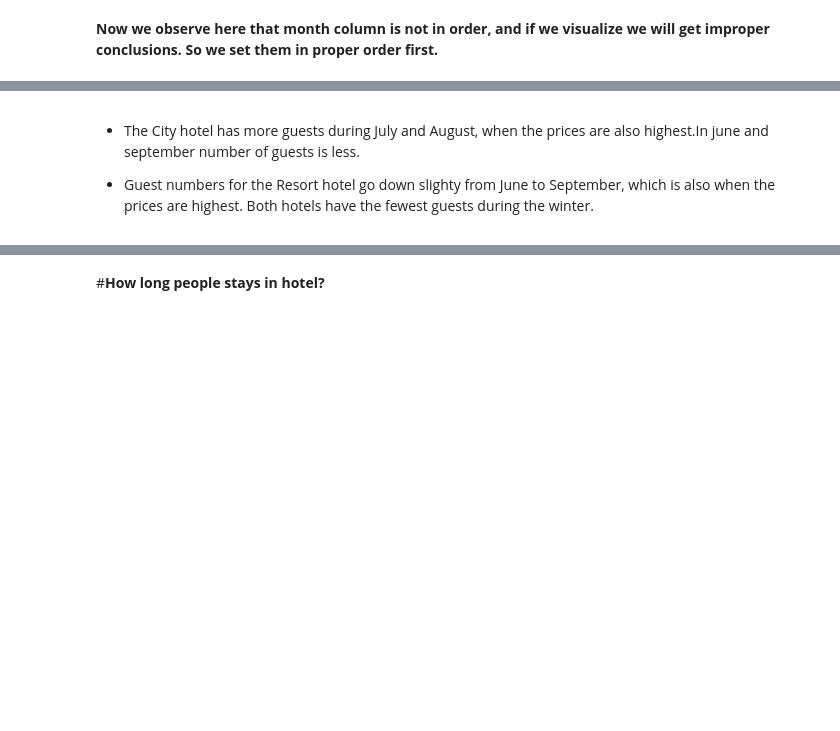
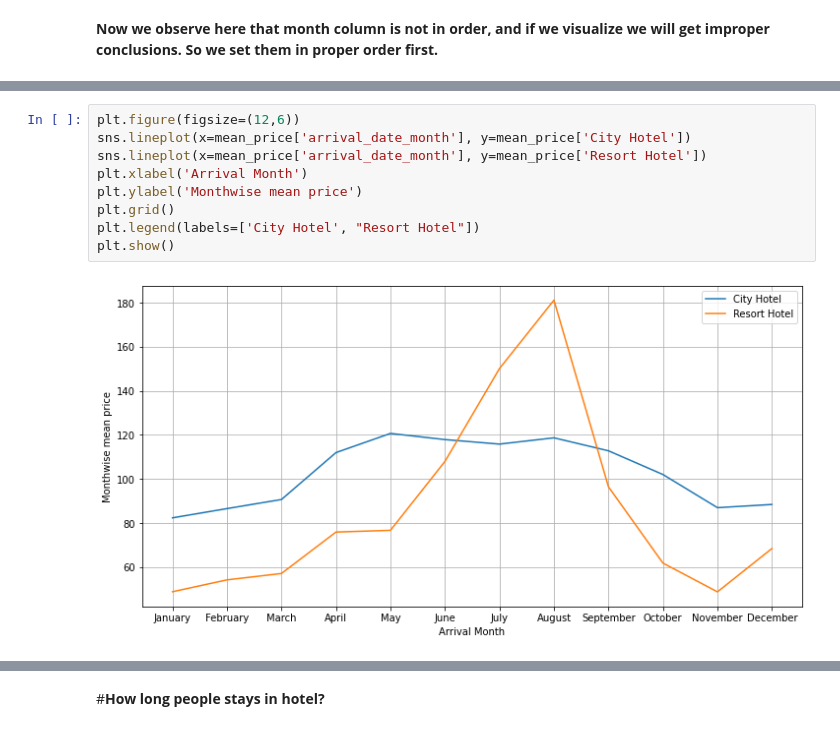
Before and after one commit to raoak18/Hotels-Data-Analysis-EDA, a Jupyter notebook: Hotel_Booking_Analysis_Capstone_Project.ipynb, the cells around one changed output, grey strips where cells are left out. Saved outputs shown, nothing was run; the diff lists cells and outputs as text; blank space fills up the shorter version.

```diff
--- a/Hotel_Booking_Analysis_Capstone_Project.ipynb
+++ b/Hotel_Booking_Analysis_Capstone_Project.ipynb
@@ -617,4 +560,11 @@ px.line(monthly_guests, x='arrival_date_month', y=["Guests in City Hotel", "Gues
-# %% [markdown]
-* The City hotel has more guests during July and August, when the prices are also highest.In june and september number of guests is less.
-
-* Guest numbers for the Resort hotel go down slighty from June to September, which is also when the prices are highest. Both hotels have the fewest guests during the winter.
+# %%
+plt.figure(figsize=(12,6))
+sns.lineplot(x=mean_price['arrival_date_month'], y=mean_price['City Hotel'])
+sns.lineplot(x=mean_price['arrival_date_month'], y=mean_price['Resort Hotel'])
+plt.xlabel('Arrival Month')
+plt.ylabel('Monthwise mean price')
+plt.grid()
+plt.legend(labels=['City Hotel', "Resort Hotel"])
+plt.show()
+# %% [output]
+[figure, added]
```
Also changed, not shown: parts of 21 cells of this notebook.
